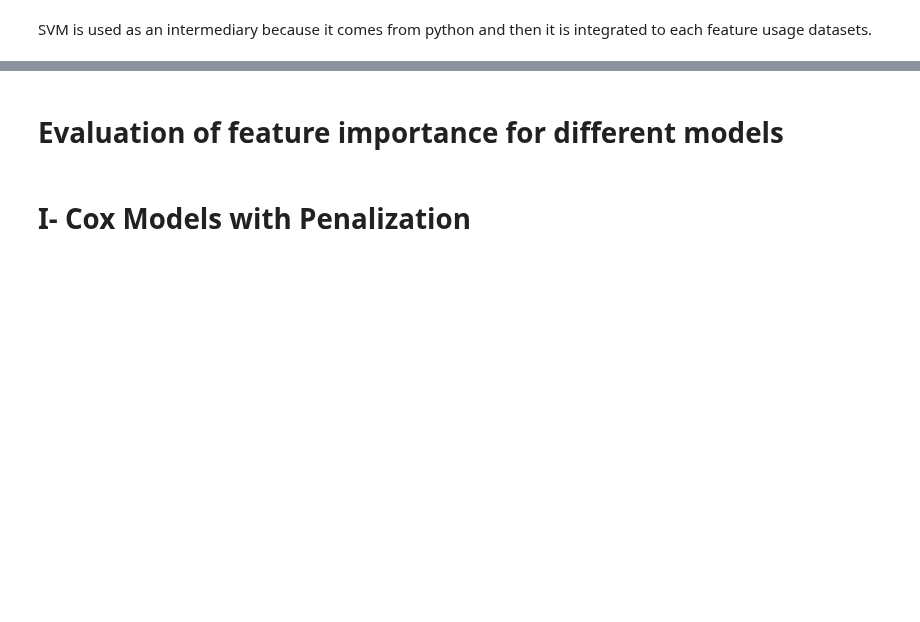
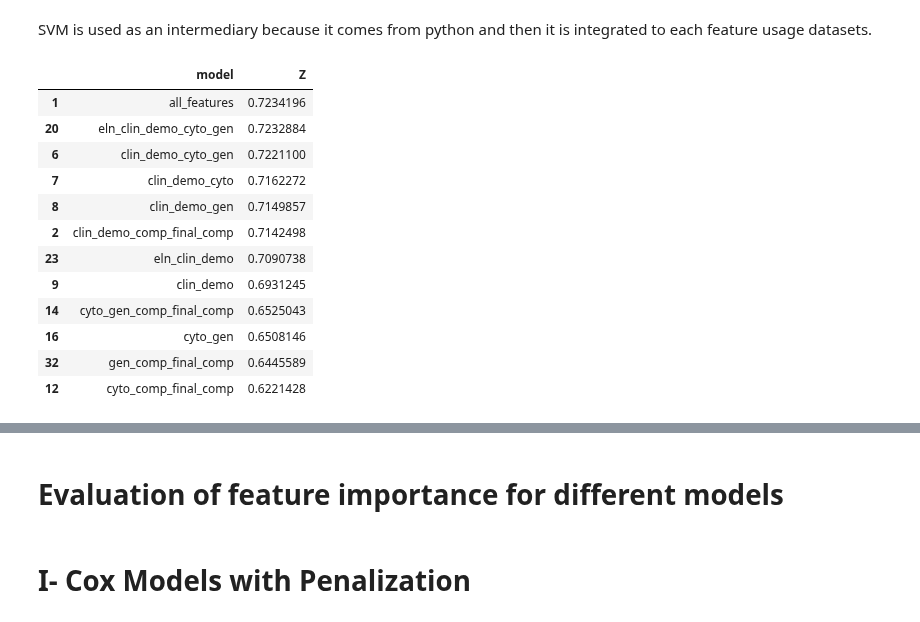
Before and after one commit to reyear/AML_Analysis, a Jupyter notebook: analysis/prognosis/InitialPrognosis/Prognosis_Analysis.ipynb, the cells around one changed output, grey strips where cells are left out. Cells and saved outputs as stored; diff of their text form; code cells hidden in the pictures; blank space fills up the shorter version.

```diff
--- a/analysis/prognosis/InitialPrognosis/Prognosis_Analysis.ipynb
+++ b/analysis/prognosis/InitialPrognosis/Prognosis_Analysis.ipynb
@@ -36,2 +46,19 @@ for( model in levels(df_w_all$model)){
 }
 model_medians<-data.frame(model=levels(df_w_all$model),Z=model_medians)
+# %%
+tmp <- model_medians[order(model_medians$Z,decreasing=T),]
+tmp[is.element(tmp$model,c('all_features','clin_demo','clin_demo_cyto','clin_demo_gen','clin_demo_comp_final_comp','clin_demo_cyto_gen','eln_clin_demo','eln_clin_demo_cyto_gen','cyto_gen','cyto_comp_final_comp','gen_comp_final_comp','cyto_gen_comp_final_comp')), ]
+# %% [output]
+|  | model | Z |
+| 1 | all_features | 0.7234196 |
+| 20 | eln_clin_demo_cyto_gen | 0.7232884 |
+| 6 | clin_demo_cyto_gen | 0.7221100 |
+| 7 | clin_demo_cyto | 0.7162272 |
+| 8 | clin_demo_gen | 0.7149857 |
+| 2 | clin_demo_comp_final_comp | 0.7142498 |
+| 23 | eln_clin_demo | 0.7090738 |
+| 9 | clin_demo | 0.6931245 |
+| 14 | cyto_gen_comp_final_comp | 0.6525043 |
+| 16 | cyto_gen | 0.6508146 |
+| 32 | gen_comp_final_comp | 0.6445589 |
+| 12 | cyto_comp_final_comp | 0.6221428 |
```
Also changed, not shown: parts of 20 cells of this notebook, 36 other files.
